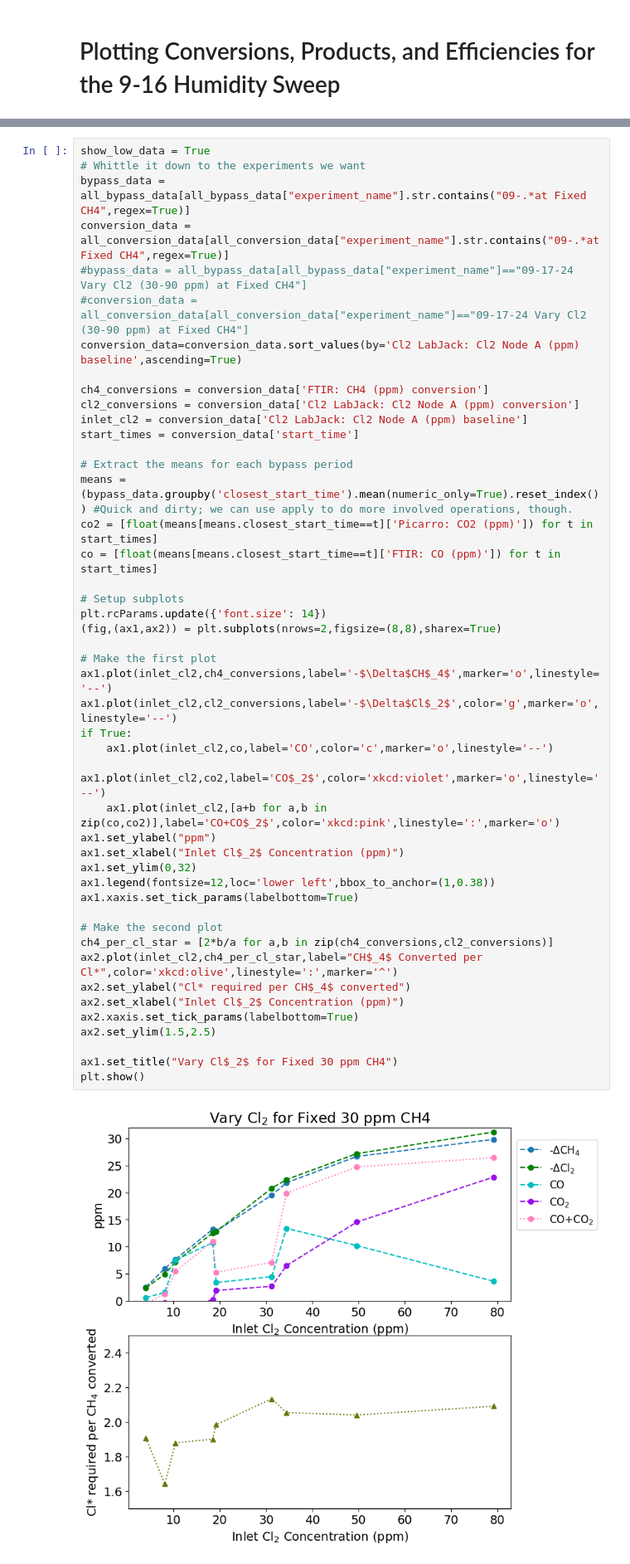
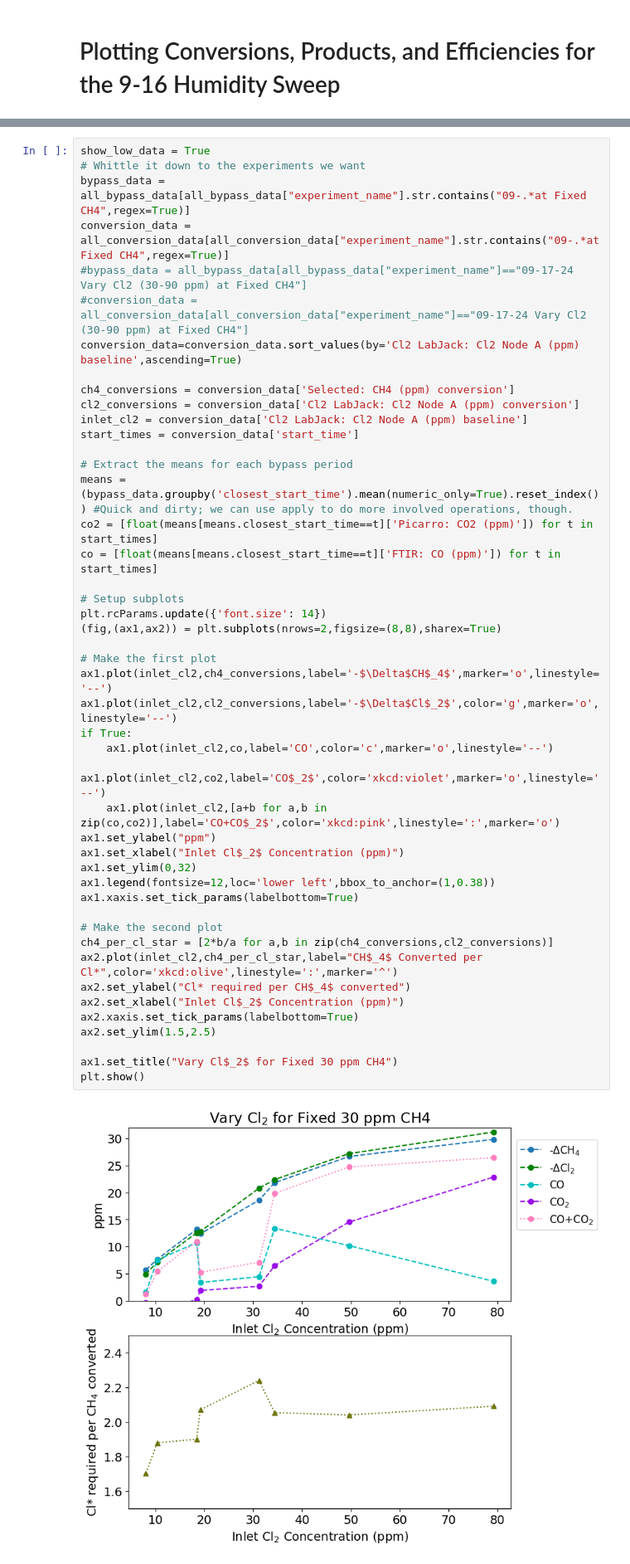
Before and after one commit to richardsrandall/Fall-2024-Cl2, a Jupyter notebook: 09-16 Initial Cl2 Campaign/09-24_plot_cl2_data.ipynb, the cells around one changed output, grey strips where cells are left out. Shown at 83% size. Cells and saved outputs as stored; diff of their text form.

Commit message:
Significantly clean up results. Introduce 'Selected: CH4 (ppm)'.

```diff
--- a/09-16 Initial Cl2 Campaign/09-24_plot_cl2_data.ipynb
+++ b/09-16 Initial Cl2 Campaign/09-24_plot_cl2_data.ipynb
@@ -65,7 +65,7 @@ conversion_data = all_conversion_data[all_conversion_data["experiment_name"].str
 #conversion_data = all_conversion_data[all_conversion_data["experiment_name"]=="09-17-24 Vary Cl2 (30-90 ppm) at Fixed CH4"]
 conversion_data=conversion_data.sort_values(by='Cl2 LabJack: Cl2 Node A (ppm) baseline',ascending=True)
 
-ch4_conversions = conversion_data['FTIR: CH4 (ppm) conversion']
+ch4_conversions = conversion_data['Selected: CH4 (ppm) conversion']
 cl2_conversions = conversion_data['Cl2 LabJack: Cl2 Node A (ppm) conversion']
 inlet_cl2 = conversion_data['Cl2 LabJack: Cl2 Node A (ppm) baseline']
 start_times = conversion_data['start_time']
@@ -76,34 +76,34 @@ co2 = [float(means[means.closest_start_time==t]['Picarro: CO2 (ppm)']) for t in
 co = [float(means[means.closest_start_time==t]['FTIR: CO (ppm)']) for t in start_times]
 
 # Setup subplots
 plt.rcParams.update({'font.size': 14})
 (fig,(ax1,ax2)) = plt.subplots(nrows=2,figsize=(8,8),sharex=True)
 
 # Make the first plot
 ax1.plot(inlet_cl2,ch4_conversions,label='-$\Delta$CH$_4$',marker='o',linestyle='--')
 ax1.plot(inlet_cl2,cl2_conversions,label='-$\Delta$Cl$_2$',color='g',marker='o',linestyle='--')
 if True:
     ax1.plot(inlet_cl2,co,label='CO',color='c',marker='o',linestyle='--')
     ax1.plot(inlet_cl2,co2,label='CO$_2$',color='xkcd:violet',marker='o',linestyle='--')
     ax1.plot(inlet_cl2,[a+b for a,b in zip(co,co2)],label='CO+CO$_2$',color='xkcd:pink',linestyle=':',marker='o')
 ax1.set_ylabel("ppm")
 ax1.set_xlabel("Inlet Cl$_2$ Concentration (ppm)")
 ax1.set_ylim(0,32)
 ax1.legend(fontsize=12,loc='lower left',bbox_to_anchor=(1,0.38))
 ax1.xaxis.set_tick_params(labelbottom=True)
 
 # Make the second plot
 ch4_per_cl_star = [2*b/a for a,b in zip(ch4_conversions,cl2_conversions)]
 ax2.plot(inlet_cl2,ch4_per_cl_star,label="CH$_4$ Converted per Cl*",color='xkcd:olive',linestyle=':',marker='^')
 ax2.set_ylabel("Cl* required per CH$_4$ converted")
 ax2.set_xlabel("Inlet Cl$_2$ Concentration (ppm)")
 ax2.xaxis.set_tick_params(labelbottom=True)
 ax2.set_ylim(1.5,2.5)
 
 ax1.set_title("Vary Cl$_2$ for Fixed 30 ppm CH4")
 plt.show()
 # %% [output]
-[figure, old version]
+[figure, new version]
 # %%
 # Whittle it down to the experiments we want
 bypass_data = all_bypass_data[all_bypass_data["experiment_name"]=="09-17-24 Vary CH4 (10-180 ppm) at Fixed Cl2"]
```
Also changed, not shown: parts of 3 cells of this notebook, 7 other files.
